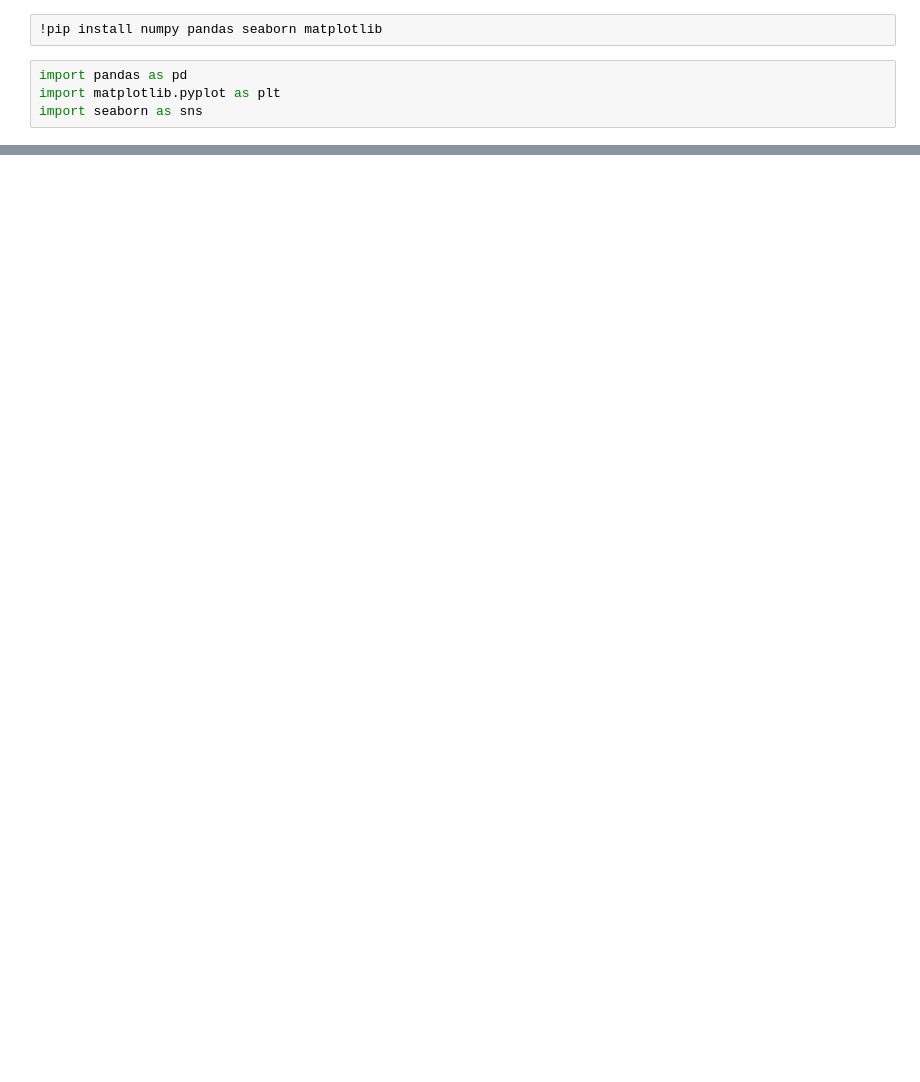
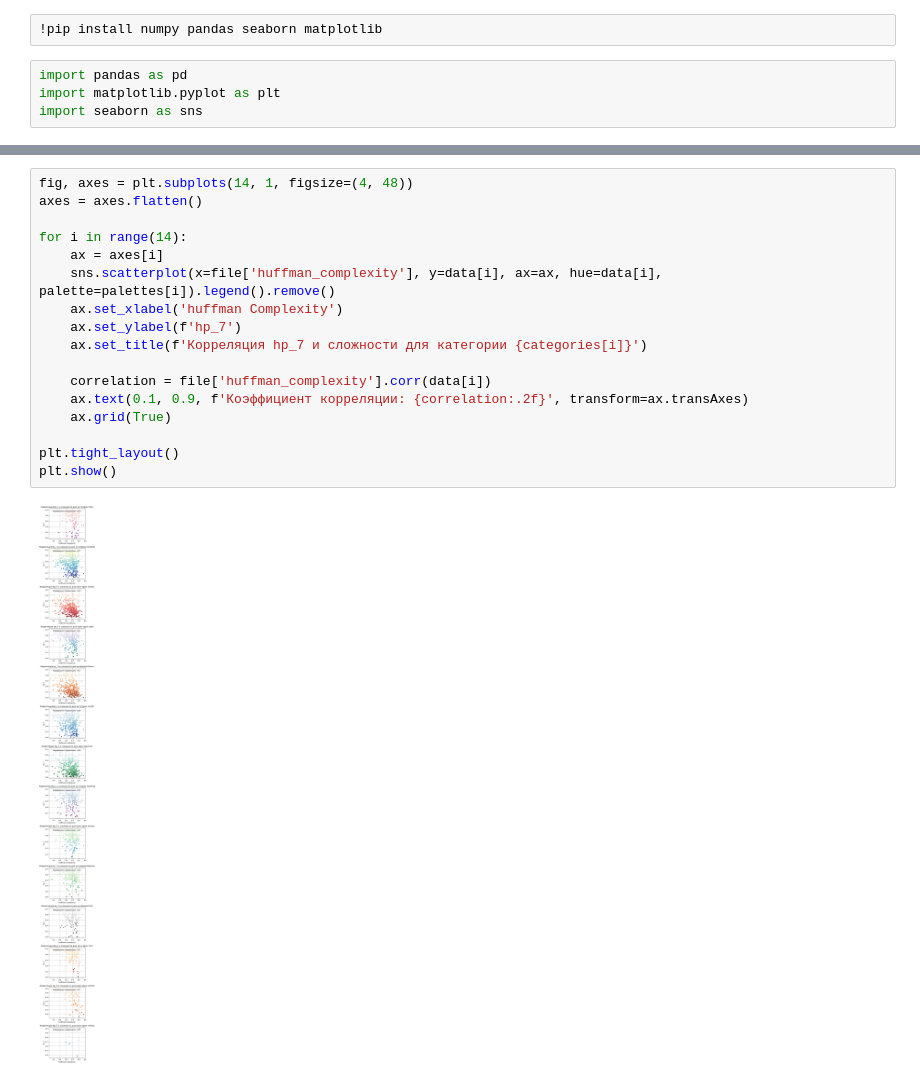
Before and after one commit to Liana2707/consumer-behavior-kolmogorov, a Jupyter notebook: test.ipynb, the cells around one changed output, grey strips where cells are left out. Cells and saved outputs as stored; diff of their text form; blank space fills up the shorter version.

```diff
--- a/test.ipynb
+++ b/test.ipynb
@@ -80,0 +96,19 @@ plt.show()
+# %%
+fig, axes = plt.subplots(14, 1, figsize=(4, 48))
+axes = axes.flatten()
+
+for i in range(14):
+    ax = axes[i]
+    sns.scatterplot(x=file['huffman_complexity'], y=data[i], ax=ax, hue=data[i], palette=palettes[i]).legend().remove()
+    ax.set_xlabel('huffman Complexity')
+    ax.set_ylabel(f'hp_7')
+    ax.set_title(f'Корреляция hp_7 и сложности для категории {categories[i]}')
+
+    correlation = file['huffman_complexity'].corr(data[i])
+    ax.text(0.1, 0.9, f'Коэффициент корреляции: {correlation:.2f}', transform=ax.transAxes)
+    ax.grid(True)
+
+plt.tight_layout()
+plt.show()
+# %% [output]
+[figure, added]
```
Also changed, not shown: parts of 9 cells of this notebook, 3 other files.
